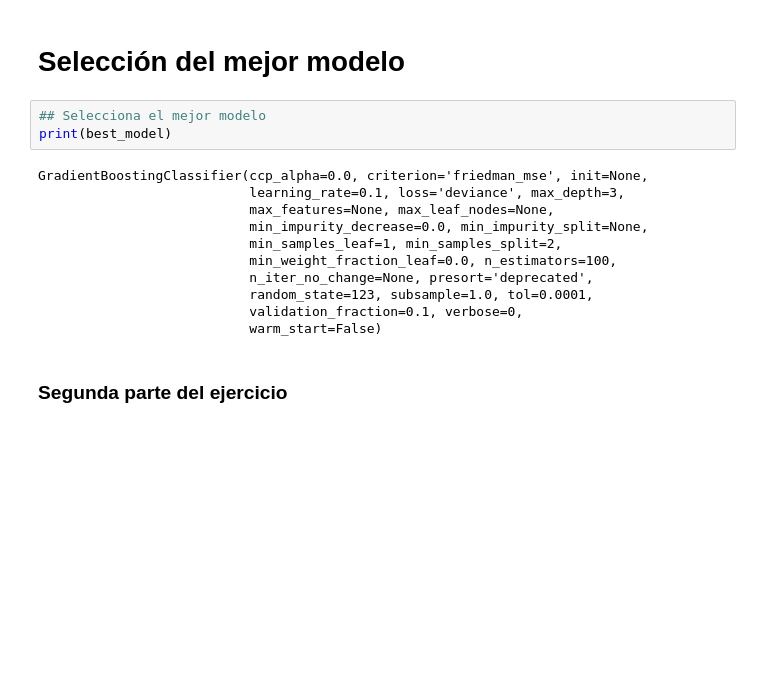
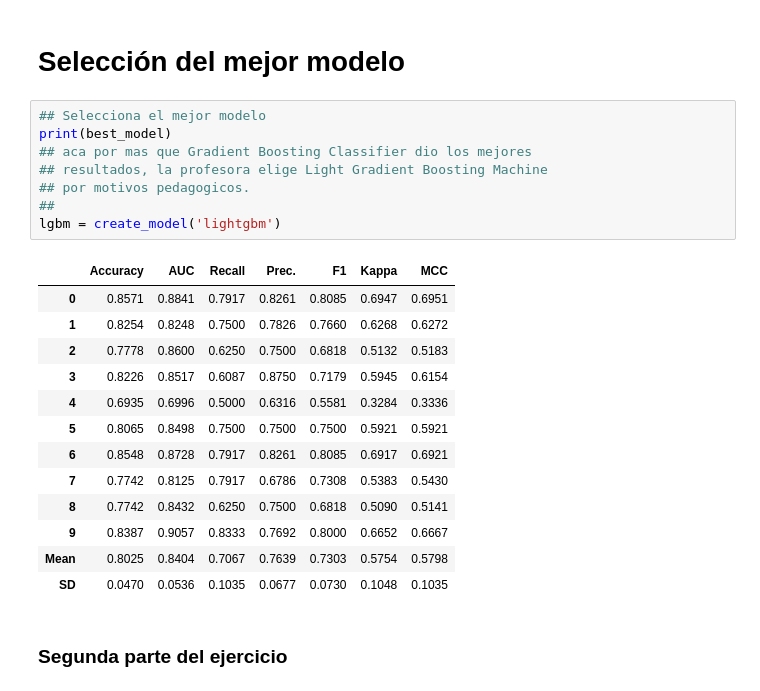
Before and after one commit to carlosaruy/pycaretyTPOT, a Jupyter notebook: 2.1_Ejercicio Pycaret.ipynb, the cells around one changed output. Drawn from its saved outputs; the diff is of its cells as text; blank space fills up the shorter version.

```diff
--- a/2.1_Ejercicio Pycaret.ipynb
+++ b/2.1_Ejercicio Pycaret.ipynb
@@ -91,20 +106,28 @@ best_model = compare_models()
 | 14 | Naive Bayes | 0.4206 | 0.8268 | 0.9790 | 0.3968 | 0.5646 | 0.0409 | 0.1064 | 0.0047 |
 # %% [markdown]
 # Selección del mejor modelo
-# %%
-## Selecciona el mejor modelo
-print(best_model)
-# %% [output]
-GradientBoostingClassifier(ccp_alpha=0.0, criterion='friedman_mse', init=None,
-                           learning_rate=0.1, loss='deviance', max_depth=3,
-                           max_features=None, max_leaf_nodes=None,
-                           min_impurity_decrease=0.0, min_impurity_split=None,
-                           min_samples_leaf=1, min_samples_split=2,
-                           min_weight_fraction_leaf=0.0, n_estimators=100,
-                           n_iter_no_change=None, presort='deprecated',
-                           random_state=123, subsample=1.0, tol=0.0001,
-                           validation_fraction=0.1, verbose=0,
-                           warm_start=False)
+# %%
+## Selecciona el mejor modelo
+print(best_model)
+## aca por mas que Gradient Boosting Classifier dio los mejores
+## resultados, la profesora elige Light Gradient Boosting Machine
+## por motivos pedagogicos.
+##
+lgbm = create_model('lightgbm')
+# %% [output]
+|  | Accuracy | AUC | Recall | Prec. | F1 | Kappa | MCC |
+| 0 | 0.8571 | 0.8841 | 0.7917 | 0.8261 | 0.8085 | 0.6947 | 0.6951 |
+| 1 | 0.8254 | 0.8248 | 0.7500 | 0.7826 | 0.7660 | 0.6268 | 0.6272 |
+| 2 | 0.7778 | 0.8600 | 0.6250 | 0.7500 | 0.6818 | 0.5132 | 0.5183 |
+| 3 | 0.8226 | 0.8517 | 0.6087 | 0.8750 | 0.7179 | 0.5945 | 0.6154 |
+| 4 | 0.6935 | 0.6996 | 0.5000 | 0.6316 | 0.5581 | 0.3284 | 0.3336 |
+| 5 | 0.8065 | 0.8498 | 0.7500 | 0.7500 | 0.7500 | 0.5921 | 0.5921 |
+| 6 | 0.8548 | 0.8728 | 0.7917 | 0.8261 | 0.8085 | 0.6917 | 0.6921 |
+| 7 | 0.7742 | 0.8125 | 0.7917 | 0.6786 | 0.7308 | 0.5383 | 0.5430 |
+| 8 | 0.7742 | 0.8432 | 0.6250 | 0.7500 | 0.6818 | 0.5090 | 0.5141 |
+| 9 | 0.8387 | 0.9057 | 0.8333 | 0.7692 | 0.8000 | 0.6652 | 0.6667 |
+| Mean | 0.8025 | 0.8404 | 0.7067 | 0.7639 | 0.7303 | 0.5754 | 0.5798 |
+| SD | 0.0470 | 0.0536 | 0.1035 | 0.0677 | 0.0730 | 0.1048 | 0.1035 |
 # %% [markdown]
 ### Segunda parte del ejercicio
 # %% [markdown]
```
Also changed, not shown: parts of 3 cells of this notebook, 3 other files.
